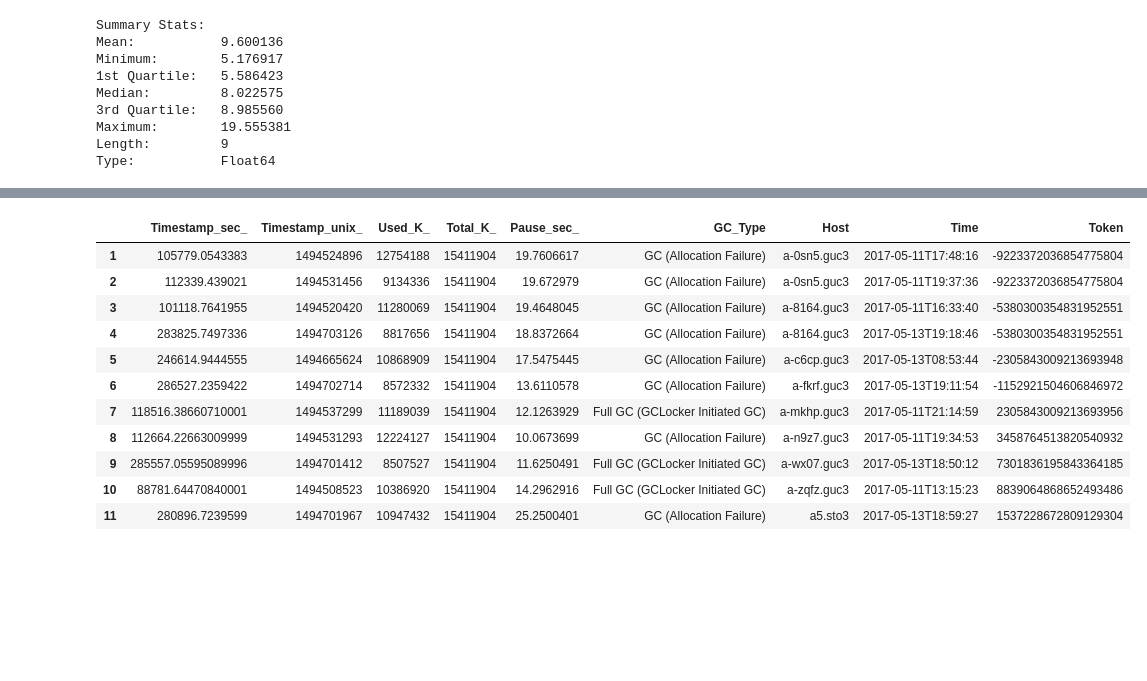
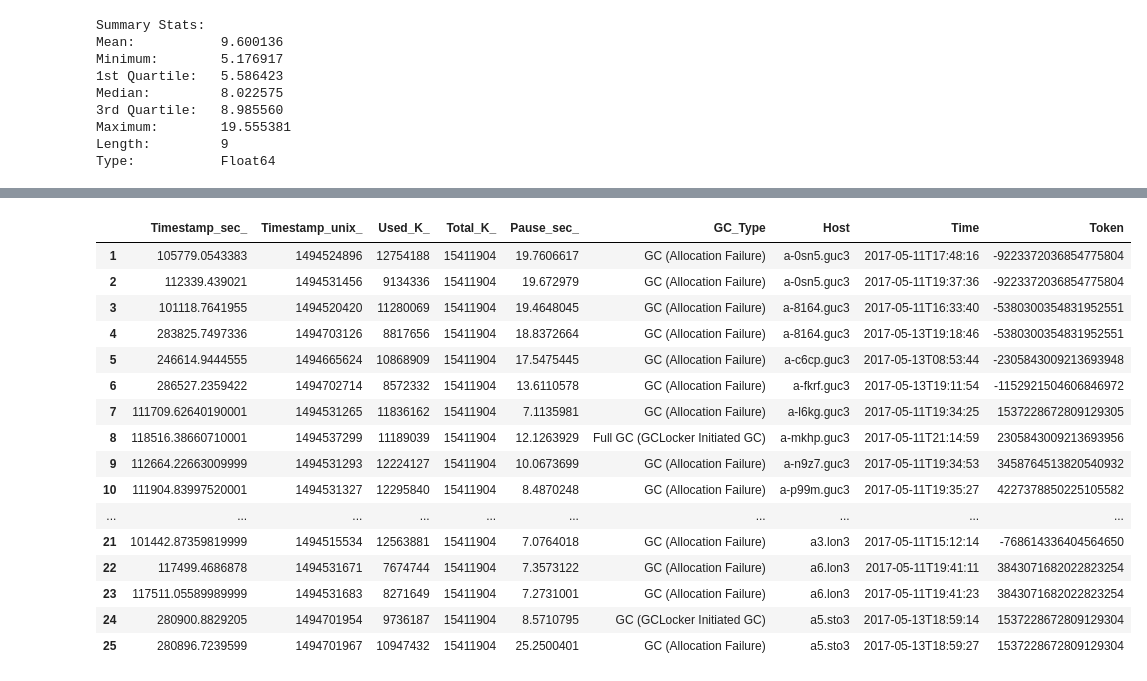
Before and after one commit to bogdad/gcprocessing, a Jupyter notebook: notebook/gccassandra.ipynb, the cells around one changed output, grey strips where cells are left out. Drawn from its saved outputs; the diff is of its cells as text; code cells hidden in the pictures; blank space fills up the shorter version.

```diff
--- a/notebook/gccassandra.ipynb
+++ b/notebook/gccassandra.ipynb
@@ -164,15 +240,20 @@ dfMoreThan(dfNew, 10)
 # %%
-dfMoreThan(dfOld, 10)
+dfMoreThan(dfOld, 5)
 # %% [output]
 |  | Timestamp_sec_ | Timestamp_unix_ | Used_K_ | Total_K_ | Pause_sec_ | GC_Type | Host | Time | Token |
 | 1 | 105779.0543383 | 1494524896 | 12754188 | 15411904 | 19.7606617 | GC (Allocation Failure) | a-0sn5.guc3 | 2017-05-11T17:48:16 | -9223372036854775804 |
 | 2 | 112339.439021 | 1494531456 | 9134336 | 15411904 | 19.672979 | GC (Allocation Failure) | a-0sn5.guc3 | 2017-05-11T19:37:36 | -9223372036854775804 |
 | 3 | 101118.7641955 | 1494520420 | 11280069 | 15411904 | 19.4648045 | GC (Allocation Failure) | a-8164.guc3 | 2017-05-11T16:33:40 | -5380300354831952551 |
 | 4 | 283825.7497336 | 1494703126 | 8817656 | 15411904 | 18.8372664 | GC (Allocation Failure) | a-8164.guc3 | 2017-05-13T19:18:46 | -5380300354831952551 |
 | 5 | 246614.9444555 | 1494665624 | 10868909 | 15411904 | 17.5475445 | GC (Allocation Failure) | a-c6cp.guc3 | 2017-05-13T08:53:44 | -2305843009213693948 |
 | 6 | 286527.2359422 | 1494702714 | 8572332 | 15411904 | 13.6110578 | GC (Allocation Failure) | a-fkrf.guc3 | 2017-05-13T19:11:54 | -1152921504606846972 |
-| 7 | 118516.38660710001 | 1494537299 | 11189039 | 15411904 | 12.1263929 | Full GC (GCLocker Initiated GC) | a-mkhp.guc3 | 2017-05-11T21:14:59 | 2305843009213693956 |
-| 8 | 112664.22663009999 | 1494531293 | 12224127 | 15411904 | 10.0673699 | GC (Allocation Failure) | a-n9z7.guc3 | 2017-05-11T19:34:53 | 3458764513820540932 |
-| 9 | 285557.05595089996 | 1494701412 | 8507527 | 15411904 | 11.6250491 | Full GC (GCLocker Initiated GC) | a-wx07.guc3 | 2017-05-13T18:50:12 | 7301836195843364185 |
-| 10 | 88781.64470840001 | 1494508523 | 10386920 | 15411904 | 14.2962916 | Full GC (GCLocker Initiated GC) | a-zqfz.guc3 | 2017-05-11T13:15:23 | 8839064868652493486 |
-| 11 | 280896.7239599 | 1494701967 | 10947432 | 15411904 | 25.2500401 | GC (Allocation Failure) | a5.sto3 | 2017-05-13T18:59:27 | 1537228672809129304 |
+| 7 | 111709.62640190001 | 1494531265 | 11836162 | 15411904 | 7.1135981 | GC (Allocation Failure) | a-l6kg.guc3 | 2017-05-11T19:34:25 | 1537228672809129305 |
+| 8 | 118516.38660710001 | 1494537299 | 11189039 | 15411904 | 12.1263929 | Full GC (GCLocker Initiated GC) | a-mkhp.guc3 | 2017-05-11T21:14:59 | 2305843009213693956 |
+| 9 | 112664.22663009999 | 1494531293 | 12224127 | 15411904 | 10.0673699 | GC (Allocation Failure) | a-n9z7.guc3 | 2017-05-11T19:34:53 | 3458764513820540932 |
+| 10 | 111904.83997520001 | 1494531327 | 12295840 | 15411904 | 8.4870248 | GC (Allocation Failure) | a-p99m.guc3 | 2017-05-11T19:35:27 | 4227378850225105582 |
+| ... | ... | ... | ... | ... | ... | ... | ... | ... | ... |
+| 21 | 101442.87359819999 | 1494515534 | 12563881 | 15411904 | 7.0764018 | GC (Allocation Failure) | a3.lon3 | 2017-05-11T15:12:14 | -768614336404564650 |
+| 22 | 117499.4686878 | 1494531671 | 7674744 | 15411904 | 7.3573122 | GC (Allocation Failure) | a6.lon3 | 2017-05-11T19:41:11 | 3843071682022823254 |
+| 23 | 117511.05589989999 | 1494531683 | 8271649 | 15411904 | 7.2731001 | GC (Allocation Failure) | a6.lon3 | 2017-05-11T19:41:23 | 3843071682022823254 |
+| 24 | 280900.8829205 | 1494701954 | 9736187 | 15411904 | 8.5710795 | GC (GCLocker Initiated GC) | a5.sto3 | 2017-05-13T18:59:14 | 1537228672809129304 |
+| 25 | 280896.7239599 | 1494701967 | 10947432 | 15411904 | 25.2500401 | GC (Allocation Failure) | a5.sto3 | 2017-05-13T18:59:27 | 1537228672809129304 |
```
Also changed, not shown: parts of 8 cells of this notebook, 1 other file.
